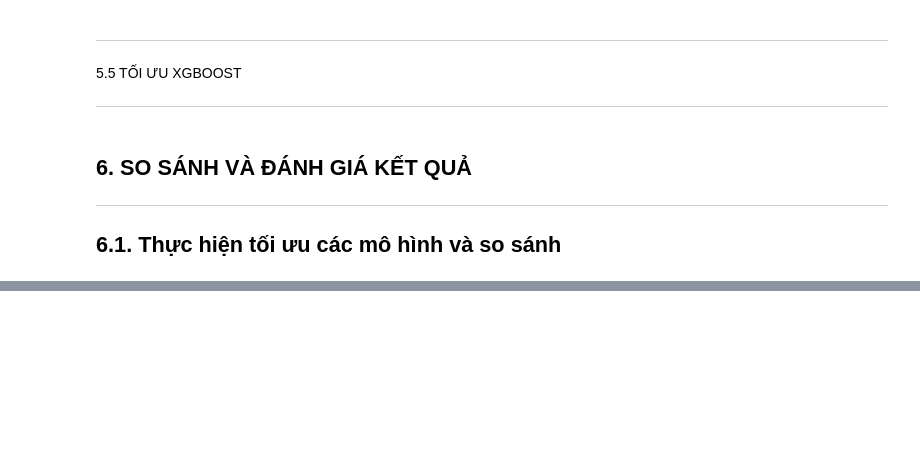
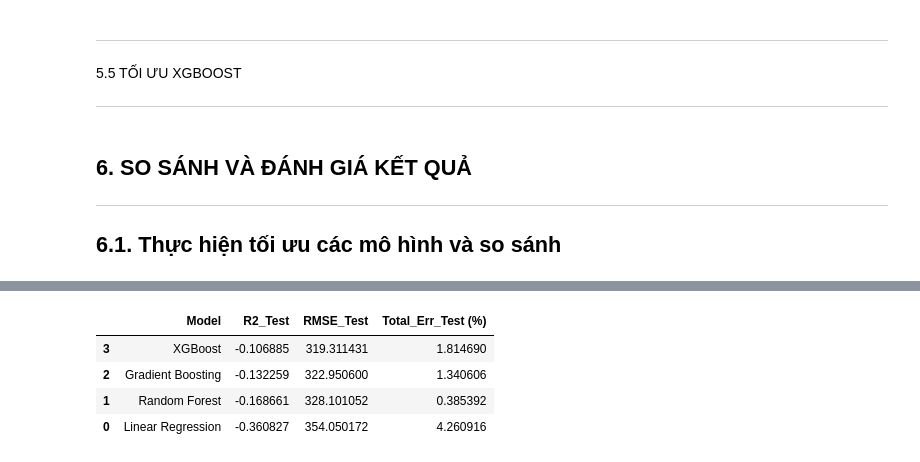
Before and after one commit to quanggdo/Electric-Power-Consumption-Forecasting, a Jupyter notebook: main.ipynb, the cells around one changed output, grey strips where cells are left out. Cells and saved outputs as stored; diff of their text form; code cells hidden in the pictures; blank space fills up the shorter version.

```diff
--- a/main.ipynb
+++ b/main.ipynb
@@ -185,25 +245,23 @@ plt.show()
 
 ---
 # %%
-n = len(data)
-# Xác định các điểm cắt dữ liệu theo thời gian (70% - 15% - 15%)
 train_end = int(n * 0.7)
 val_end = int(n * 0.85)
 
 train_df = data.iloc[:train_end]
 val_df = data.iloc[train_end:val_end]
 test_df = data.iloc[val_end:]
-train_val_df = data.iloc[:val_end] # Tập gộp để huấn luyện lại sau khi tối ưu
+train_val_df = data.iloc[:val_end]
 
-# Chuẩn hóa: Chỉ học thông số (fit) từ tập huấn luyện ban đầu
+# Chuẩn hóa: Chỉ dùng selected_features thay vì drop() chung chung
 scaler = MinMaxScaler()
-X_train = train_df.drop('Global_active_power', axis=1)
-y_train = train_df['Global_active_power']
+X_train = train_df[selected_features] # Dùng danh sách đã lọc
+y_train = train_df[target]
 X_train_scaled = scaler.fit_transform(X_train)
 
 # Chuẩn bị dữ liệu Train+Val cho bước huấn luyện cuối cùng
-X_train_val_scaled = scaler.transform(train_val_df.drop('Global_active_power', axis=1))
-y_train_val = train_val_df['Global_active_power']
+X_train_val_scaled = scaler.transform(train_val_df[selected_features])
+y_train_val = train_val_df[target]
 
 print(f"✓ Chia dữ liệu thành công: Train({len(train_df)}), Val({len(val_df)}), Test({len(test_df)})")
 # %% [output]
@@ -420,34 +618,40 @@ def optimize_xgboost(df_daily, train_end, val_end, n_trials=100):
 6.1. Thực hiện tối ưu các mô hình và so sánh
 ---
 # %%
-def compare_optimized_models_standard(studies_dict, df_daily, train_end, val_end):
+def compare_optimized_models_standard(studies_dict, df_daily, train_end, val_end, selected_features):
     results = {}
 
     for name, study in studies_dict.items():
         bp = study.best_params
-        # Khởi tạo mô hình
+
+        # --- Khởi tạo mô hình với tham số tốt nhất từ Optuna ---
         if name == 'Linear Regression':
-            model = Ridge(alpha=bp['alpha'], random_state=42) if bp.get('type') == 'ridge' else \
-                    Lasso(alpha=bp['alpha'], random_state=42) if bp.get('type') == 'lasso' else LinearRegression()
-        elif name == 'Random Forest': model = RandomForestRegressor(**bp, random_state=42)
-        elif name == 'Gradient Boosting': model = GradientBoostingRegressor(**bp, random_state=42)
-        else: model = xgb.XGBRegressor(**bp, random_state=42)
+            if bp.get('type') == 'ridge':
+                model = Ridge(alpha=bp['alpha'], random_state=42)
+            else:
+                model = Lasso(alpha=bp['alpha'], max_iter=10000, random_state=42)
+        elif name == 'Random Forest':
+            model = RandomForestRegressor(**bp, random_state=42, n_jobs=-1)
+        elif name == 'Gradient Boosting':
+            model = GradientBoostingRegressor(**bp, random_state=42)
+        else:
+            model = xgb.XGBRegressor(**bp, random_state=42, n_jobs=-1)
 
-        # --- GIAI ĐOẠN 1: ĐÁNH GIÁ OVERFITTING (Trên Train vs Validation) ---
-        # Huấn luyện CHỈ trên tập Train (70%)
+        # --- GIAI ĐOẠN 1: ĐÁNH GIÁ (70% Data) ---
         model.fit(X_train_scaled, y_train)
 
-        # Đo trên chính tập Train (30 ngày cuối tập Train)
-        train_metrics = get_recursive_metrics(model, scaler, df_daily, start_idx=train_end-30, steps=30)
-        # Đo trên tập Validation (để báo cáo Overfitting chuẩn)
-        val_metrics = get_recursive_metrics(model, scaler, df_daily, start_idx=train_end, steps=(val_end-train_end))
+        # Đo Train và Val
+        train_metrics = get_recursive_metrics(model, scaler, df_daily, start_idx=train_end-30,
+                                             steps=30, selected_features=selected_features)
+        val_metrics = get_recursive_metrics(model, scaler, df_daily, start_idx=train_end,
+                                           steps=(val_end-train_end), selected_features=selected_features)
 
-        # --- GIAI ĐOẠN 2: TRAINING CUỐI CÙNG (Gộp Train + Val) ---
-        # Huấn luyện lại trên 85% dữ liệu
+        # --- GIAI ĐOẠN 2: HUẤN LUYỆN CUỐI CÙNG (85% Data) ---
         model.fit(X_train_val_scaled, y_train_val)
 
-        # --- GIAI ĐOẠN 3: ĐO TRÊN TẬP TEST (Kết quả thực tế cho sếp/khách hàng) ---
-        test_metrics = get_recursive_metrics(model, scaler, df_daily, start_idx=val_end, steps=30)
+        # --- GIAI ĐOẠN 3: ĐO TRÊN TẬP TEST ---
+        test_metrics = get_recursive_metrics(model, scaler, df_daily, start_idx=val_end,
+                                            steps=30, selected_features=selected_features)
 
         results[name] = {
             'Train': train_metrics,
@@ -455,14 +659,34 @@ def compare_optimized_models_standard(studies_dict, df_daily, train_end, val_end
             'Test': test_metrics,
             'Best_Params': bp
         }
+        print(f"✓ Đã đánh giá xong: {name}")
+
     return results
 
-# Chạy tối ưu hóa
-print("\n===== BẮT ĐẦU TỐI ƯU CHUẨN CHỈ ====")
+print("\n===== BẮT ĐẦU TỐI ƯU HÓA (VUI LÒNG ĐỢI KHOẢNG 5-7 PHÚT) ====")
+
 studies = {
-    'Linear Regression': optimize_linear_regression(df_daily, train_end, val_end, n_trials=50),
-    'Random Forest': optimize_random_forest(df_daily, train_end, val_end, n_trials=50),
-    'Gradient Boosting': optimize_gradient_boosting(df_daily, train_end, val_end, n_trials=50),
-    'XGBoost': optimize_xgboost(df_daily, train_end, val_end, n_trials=50)
+    'Linear Regression': optimize_linear_regression(df_daily, train_end, val_end, selected_features, n_trials=30),
+    'Random Forest': optimize_random_forest(df_daily, train_end, val_end, selected_features, n_trials=30),
+    'Gradient Boosting': optimize_gradient_boosting(df_daily, train_end, val_end, selected_features, n_trials=30),
+    'XGBoost': optimize_xgboost(df_daily, train_end, val_end, selected_features, n_trials=30)
 }
-final_results = compare_optimized_models_standard(studies, df_daily, train_end, val_end)
+
+# Đánh giá tổng hợp
+final_results = compare_optimized_models_standard(studies, df_daily, train_end, val_end, selected_features)
+
+# Hiển thị bảng so sánh R2 và RMSE để xem độ "phế" đã giảm chưa
+import pandas as pd
+summary = []
+for name, m in final_results.items():
+    summary.append({
+        'Model': name,
+        'R2_Test': m['Test']['R2'],
+        'RMSE_Test': m['Test']['RMSE'],
+        'Total_Err_Test (%)': m['Test']['Total_Err_Pct']
+    })
+
+df_summary = pd.DataFrame(summary).sort_values(by='R2_Test', ascending=False)
+print("\nBẢNG SO SÁNH KẾT QUẢ CUỐI CÙNG:")
+display(df_summary)
+# %% [output]
@@ -468,0 +782,5 @@ final_results = compare_optimized_models_standard(studies, df_daily, train_end,
+|  | Model | R2_Test | RMSE_Test | Total_Err_Test (%) |
+| 3 | XGBoost | -0.106885 | 319.311431 | 1.814690 |
+| 2 | Gradient Boosting | -0.132259 | 322.950600 | 1.340606 |
+| 1 | Random Forest | -0.168661 | 328.101052 | 0.385392 |
+| 0 | Linear Regression | -0.360827 | 354.050172 | 4.260916 |
```
Also changed, not shown: parts of 19 cells of this notebook.
